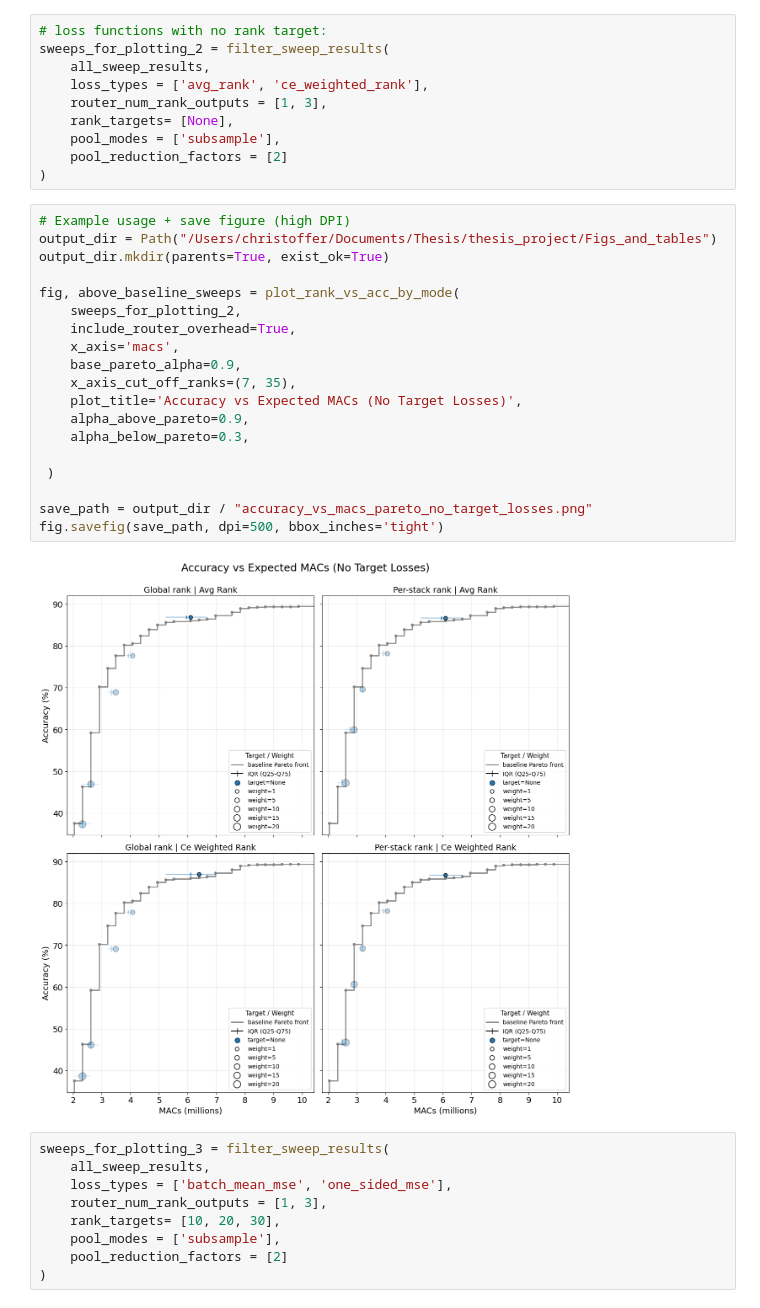
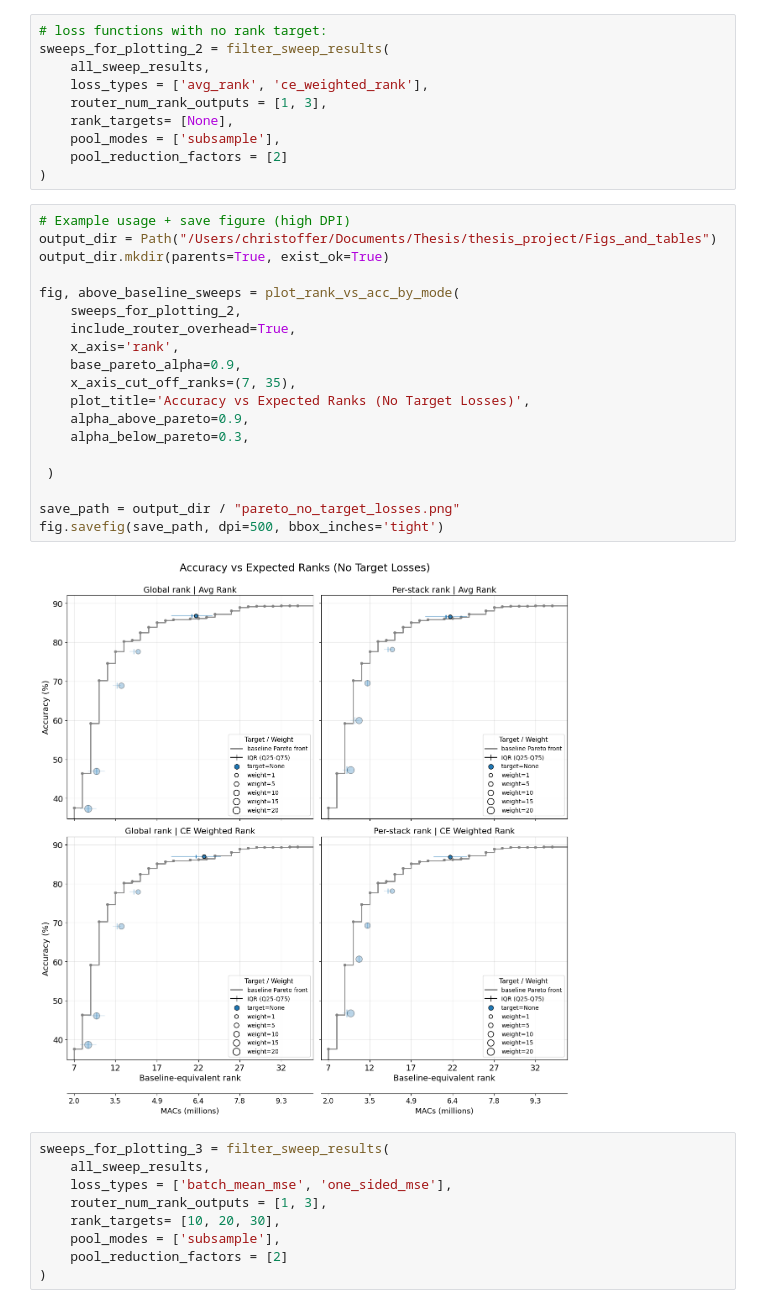
Before and after one commit to c-wejendorp/thesis, a Jupyter notebook: scripts/keyword_spotting/dynamic_model_viz.ipynb, the cells around one changed output. Saved outputs shown, nothing was run; the diff lists cells and outputs as text.

```diff
--- a/scripts/keyword_spotting/dynamic_model_viz.ipynb
+++ b/scripts/keyword_spotting/dynamic_model_viz.ipynb
@@ -1085,24 +835,24 @@ sweeps_for_plotting_2 = filter_sweep_results(
 # %%
 # Example usage + save figure (high DPI)
 output_dir = Path("/Users/christoffer/Documents/Thesis/thesis_project/Figs_and_tables")
 output_dir.mkdir(parents=True, exist_ok=True)
 
 fig, above_baseline_sweeps = plot_rank_vs_acc_by_mode(
     sweeps_for_plotting_2,
     include_router_overhead=True,
-    x_axis='macs',
+    x_axis='rank',
     base_pareto_alpha=0.9,
     x_axis_cut_off_ranks=(7, 35),
-    plot_title='Accuracy vs Expected MACs (No Target Losses)',
+    plot_title='Accuracy vs Expected Ranks (No Target Losses)',
     alpha_above_pareto=0.9,
     alpha_below_pareto=0.3,
 
  )
 
-save_path = output_dir / "accuracy_vs_macs_pareto_no_target_losses.png"
+save_path = output_dir / "pareto_no_target_losses.png"
 fig.savefig(save_path, dpi=500, bbox_inches='tight')
 # %% [output]
-[figure, old version]
+[figure, new version]
 # %%
 sweeps_for_plotting_3 = filter_sweep_results(
     all_sweep_results,
```
Also changed, not shown: parts of 10 cells of this notebook.
